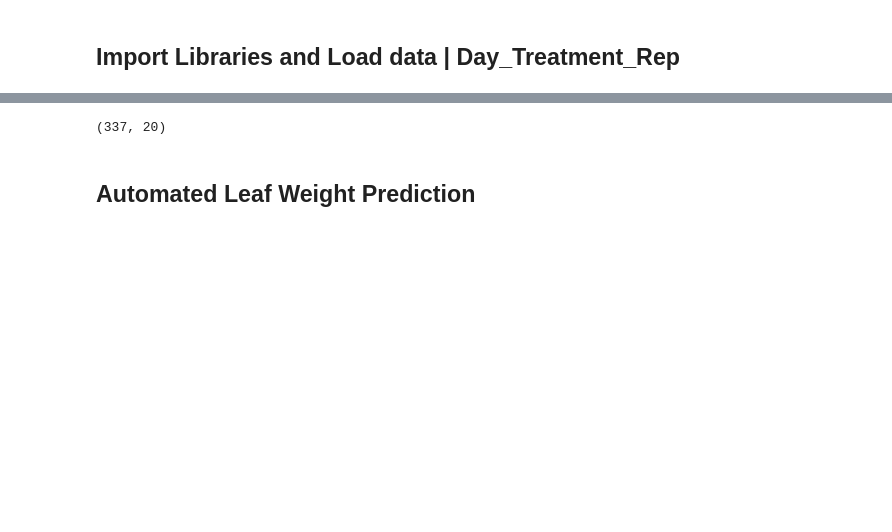
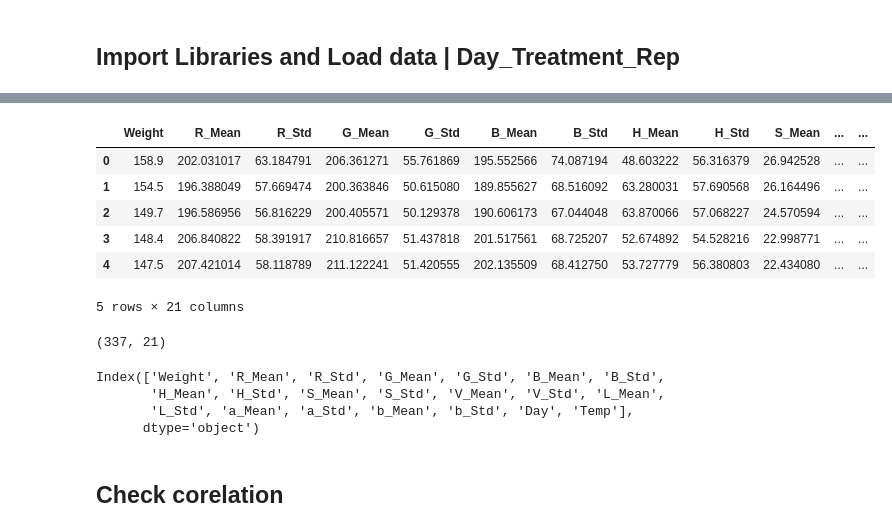
Before and after one commit to jemiezler/SeniorProject, a Jupyter notebook: python/2_classification.ipynb, the cells around one changed output, grey strips where cells are left out. Drawn from its saved outputs; the diff is of its cells as text; code cells hidden in the pictures; blank space fills up the shorter version.

```diff
--- a/python/2_classification.ipynb
+++ b/python/2_classification.ipynb
@@ -16,6 +8,18 @@ df.head()
+# %%
+df = pd.read_csv('../materials/process_csv/weight_color_data.csv')
+df['Day'] = df['Label'].apply(lambda x: x.split('_')[0])
+df['Temp'] = df['Label'].apply(lambda x: x.split('_')[1])
+df.drop('Label', axis=1, inplace=True)
+df.head()
+# %% [output]
+|  | Weight | R_Mean | R_Std | G_Mean | G_Std | B_Mean | B_Std | H_Mean | H_Std | S_Mean | ... | ... |
+| 0 | 158.9 | 202.031017 | 63.184791 | 206.361271 | 55.761869 | 195.552566 | 74.087194 | 48.603222 | 56.316379 | 26.942528 | ... | ... |
+| 1 | 154.5 | 196.388049 | 57.669474 | 200.363846 | 50.615080 | 189.855627 | 68.516092 | 63.280031 | 57.690568 | 26.164496 | ... | ... |
+| 2 | 149.7 | 196.586956 | 56.816229 | 200.405571 | 50.129378 | 190.606173 | 67.044048 | 63.870066 | 57.068227 | 24.570594 | ... | ... |
+| 3 | 148.4 | 206.840822 | 58.391917 | 210.816657 | 51.437818 | 201.517561 | 68.725207 | 52.674892 | 54.528216 | 22.998771 | ... | ... |
+| 4 | 147.5 | 207.421014 | 58.118789 | 211.122241 | 51.420555 | 202.135509 | 68.412750 | 53.727779 | 56.380803 | 22.434080 | ... | ... |
+5 rows × 21 columns
 # %%
 df.shape
 # %% [output]
-(337, 20)
+(337, 21)
-# %% [markdown]
-## Automated Leaf Weight Prediction
@@ -30,0 +26,9 @@ from tensorflow.keras.preprocessing.image import load_img, img_to_array
+# %%
+df.columns
+# %% [output]
+Index(['Weight', 'R_Mean', 'R_Std', 'G_Mean', 'G_Std', 'B_Mean', 'B_Std',
+       'H_Mean', 'H_Std', 'S_Mean', 'S_Std', 'V_Mean', 'V_Std', 'L_Mean',
+       'L_Std', 'a_Mean', 'a_Std', 'b_Mean', 'b_Std', 'Day', 'Temp'],
+      dtype='object')
+# %% [markdown]
+## Check corelation
```
Also changed, not shown: parts of 22 cells of this notebook, 20 other files.
